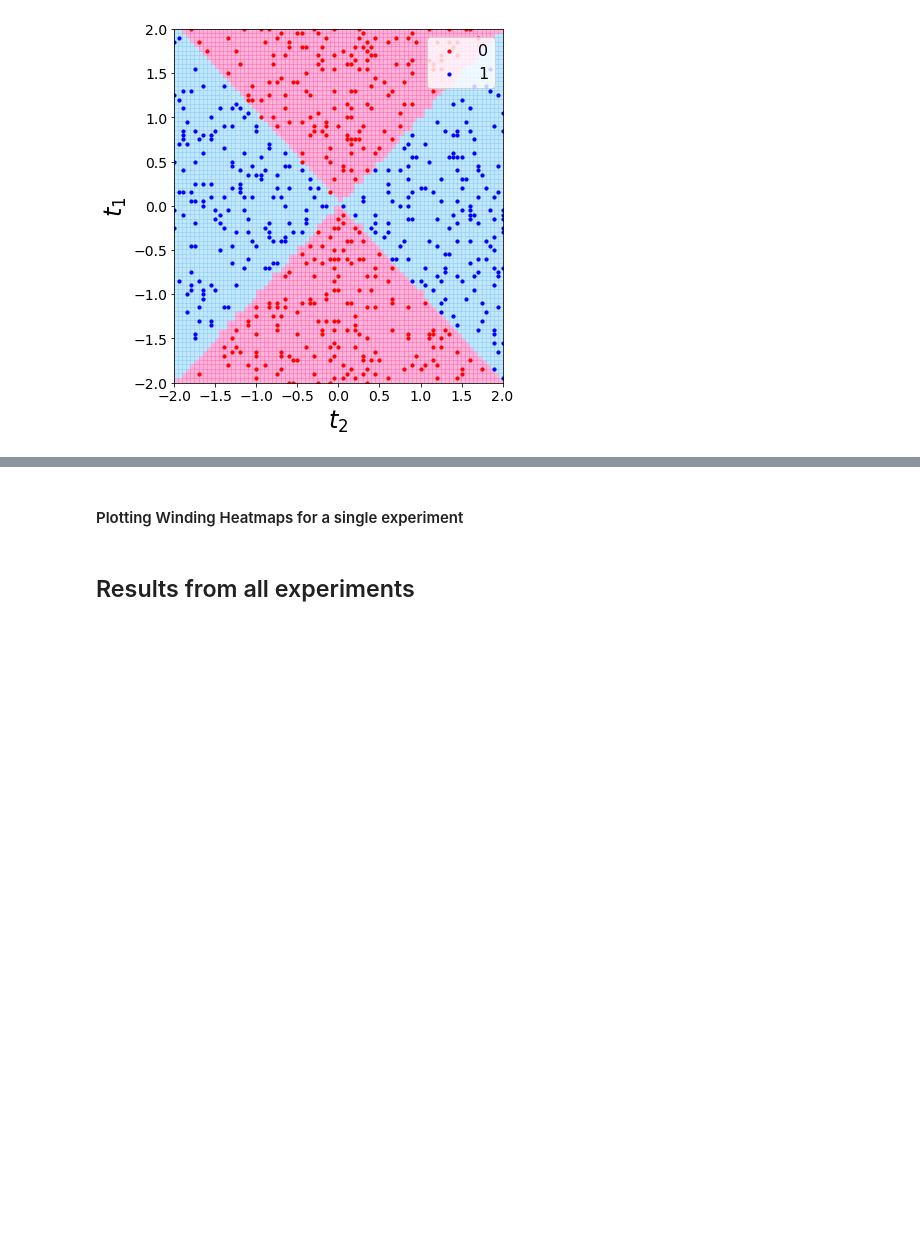
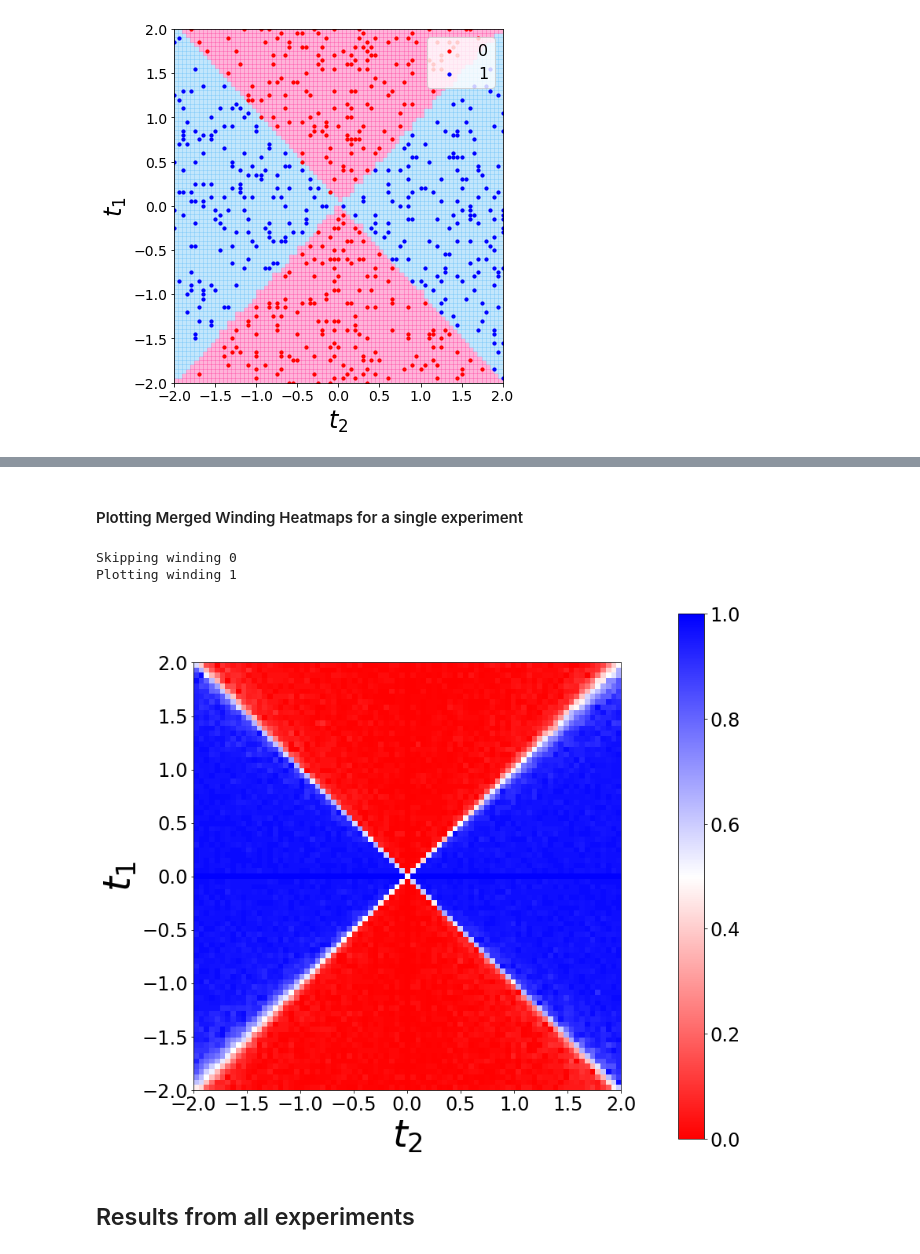
Before and after one commit to linneuholanda/ml_topological_phases_in_real_space, a Jupyter notebook: 2_results/results_output_ssh1_periodic_140_6561.ipynb, the cells around one changed output, grey strips where cells are left out. Cells and saved outputs as stored; diff of their text form; code cells hidden in the pictures; blank space fills up the shorter version.

```diff
--- a/2_results/results_output_ssh1_periodic_140_6561.ipynb
+++ b/2_results/results_output_ssh1_periodic_140_6561.ipynb
@@ -485,5 +487,18 @@ imshow_winding_grid_params["savefig_params"]["fname"] = fname
 # %% [markdown]
-#### Plotting Winding Heatmaps for a single experiment
+#### Plotting Merged Winding Heatmaps for a single experiment
+# %%
+merge_imshow_winding_grids_params["winding_params"] = {int(w): merge_imshow_winding_grids_params["winding_params"][w] for w in
+                                                  merge_imshow_winding_grids_params["winding_params"]}
+merge_imshow_winding_grids_params["colorbar_params"] = {int(w): merge_imshow_winding_grids_params["colorbar_params"][w] for w in
+                                                  merge_imshow_winding_grids_params["colorbar_params"]}
+fname = merge_imshow_winding_grids_params["savefig_params"]["fname"]
+merge_imshow_winding_grids_params["savefig_params"]["fname"] = fname.format("exp_"+experiment_name)
+experiment.merge_imshow_winding_grids(**merge_imshow_winding_grids_params)
+merge_imshow_winding_grids_params["savefig_params"]["fname"] = fname
+# %% [output]
+Skipping winding 0
+Plotting winding 1
+[figure, added]
 # %% [markdown]
 ## Results from all experiments
 # %% [markdown]
```
Also changed, not shown: parts of 8 cells of this notebook, 54 other files.
